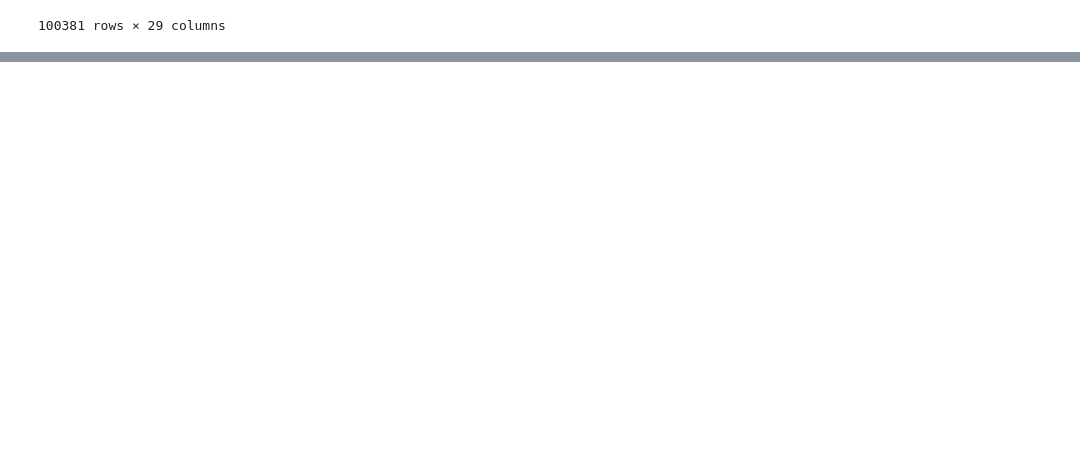
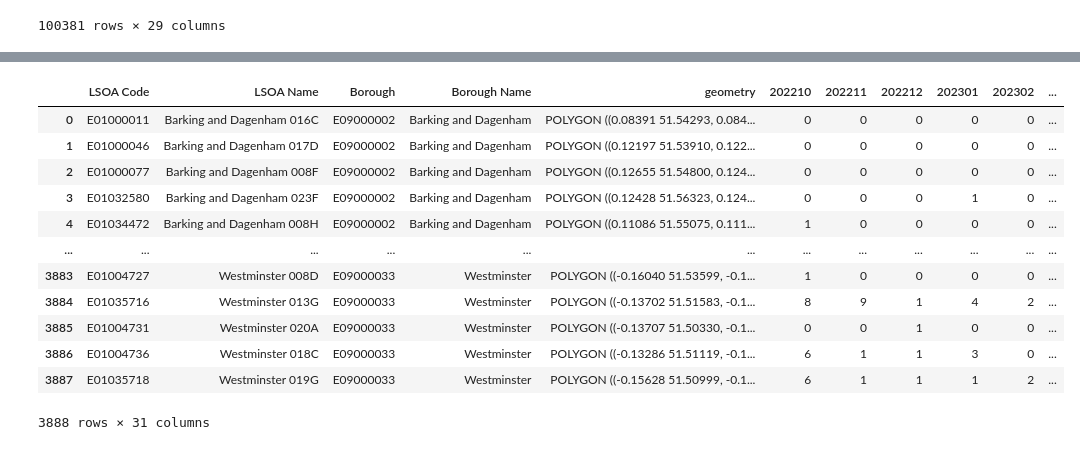
Before and after one commit to ethmacc/casa0017-web-assessment-SafeBike, a Jupyter notebook: Website/data_processing/data_processing.ipynb, the cells around one changed output, grey strips where cells are left out. Saved outputs shown, nothing was run; the diff lists cells and outputs as text; code cells hidden in the pictures; blank space fills up the shorter version.

```diff
--- a/Website/data_processing/data_processing.ipynb
+++ b/Website/data_processing/data_processing.ipynb
@@ -74,3 +85,26 @@ lsoa2021
 # %%
-#merged = lsoa2021.merge(bike_theft_short['LSOA Code'], left_on='lsoa21cd', right_on='LSOA Code')
-#merged.drop(columns=['LSOA Code'])
+merged = lsoa2021.merge(bike_theft_short, left_on='lsoa21cd', right_on='LSOA Code')
+merged = merged.drop(columns=['LSOA Code', 'LSOA Name', 'msoa21cd', 'msoa21nm', 'Borough'])
+merged = merged.rename(columns={'lsoa21cd':'LSOA Code', 'lsoa21nm':'LSOA Name', 'lad22cd':'Borough', 'lad22nm':'Borough Name'})
+
+def assign_color_rgb(times):
+    output_col = scalarMap.to_rgba(times)
+    return f'rgb({int(output_col[0] * 255)}, {int(output_col[1] * 255)}, {int(output_col[2] * 255)})'
+
+merged['color'] = merged['Total'].apply(assign_color_rgb)
+
+merged
+# %% [output]
+|  | LSOA Code | LSOA Name | Borough | Borough Name | geometry | 202210 | 202211 | 202212 | 202301 | 202302 | ... |
+| 0 | E01000011 | Barking and Dagenham 016C | E09000002 | Barking and Dagenham | POLYGON ((0.08391 51.54293, 0.084... | 0 | 0 | 0 | 0 | 0 | ... |
+| 1 | E01000046 | Barking and Dagenham 017D | E09000002 | Barking and Dagenham | POLYGON ((0.12197 51.53910, 0.122... | 0 | 0 | 0 | 0 | 0 | ... |
+| 2 | E01000077 | Barking and Dagenham 008F | E09000002 | Barking and Dagenham | POLYGON ((0.12655 51.54800, 0.124... | 0 | 0 | 0 | 0 | 0 | ... |
+| 3 | E01032580 | Barking and Dagenham 023F | E09000002 | Barking and Dagenham | POLYGON ((0.12428 51.56323, 0.124... | 0 | 0 | 0 | 1 | 0 | ... |
+| 4 | E01034472 | Barking and Dagenham 008H | E09000002 | Barking and Dagenham | POLYGON ((0.11086 51.55075, 0.111... | 1 | 0 | 0 | 0 | 0 | ... |
+| ... | ... | ... | ... | ... | ... | ... | ... | ... | ... | ... | ... |
+| 3883 | E01004727 | Westminster 008D | E09000033 | Westminster | POLYGON ((-0.16040 51.53599, -0.1... | 1 | 0 | 0 | 0 | 0 | ... |
+| 3884 | E01035716 | Westminster 013G | E09000033 | Westminster | POLYGON ((-0.13702 51.51583, -0.1... | 8 | 9 | 1 | 4 | 2 | ... |
+| 3885 | E01004731 | Westminster 020A | E09000033 | Westminster | POLYGON ((-0.13707 51.50330, -0.1... | 0 | 0 | 1 | 0 | 0 | ... |
+| 3886 | E01004736 | Westminster 018C | E09000033 | Westminster | POLYGON ((-0.13286 51.51119, -0.1... | 6 | 1 | 1 | 3 | 0 | ... |
+| 3887 | E01035718 | Westminster 019G | E09000033 | Westminster | POLYGON ((-0.15628 51.50999, -0.1... | 6 | 1 | 1 | 1 | 2 | ... |
+3888 rows × 31 columns
```
Also changed, not shown: parts of 10 cells of this notebook, 8 other files.
